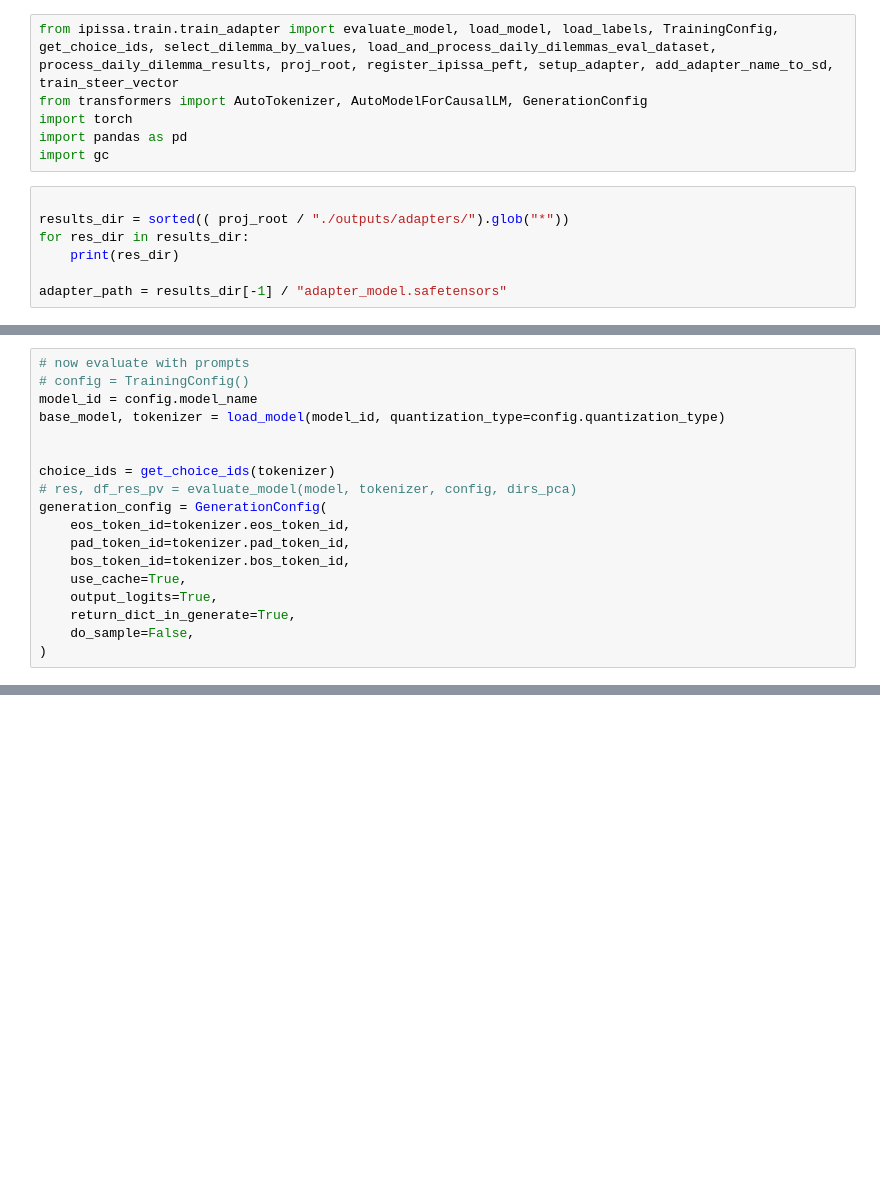
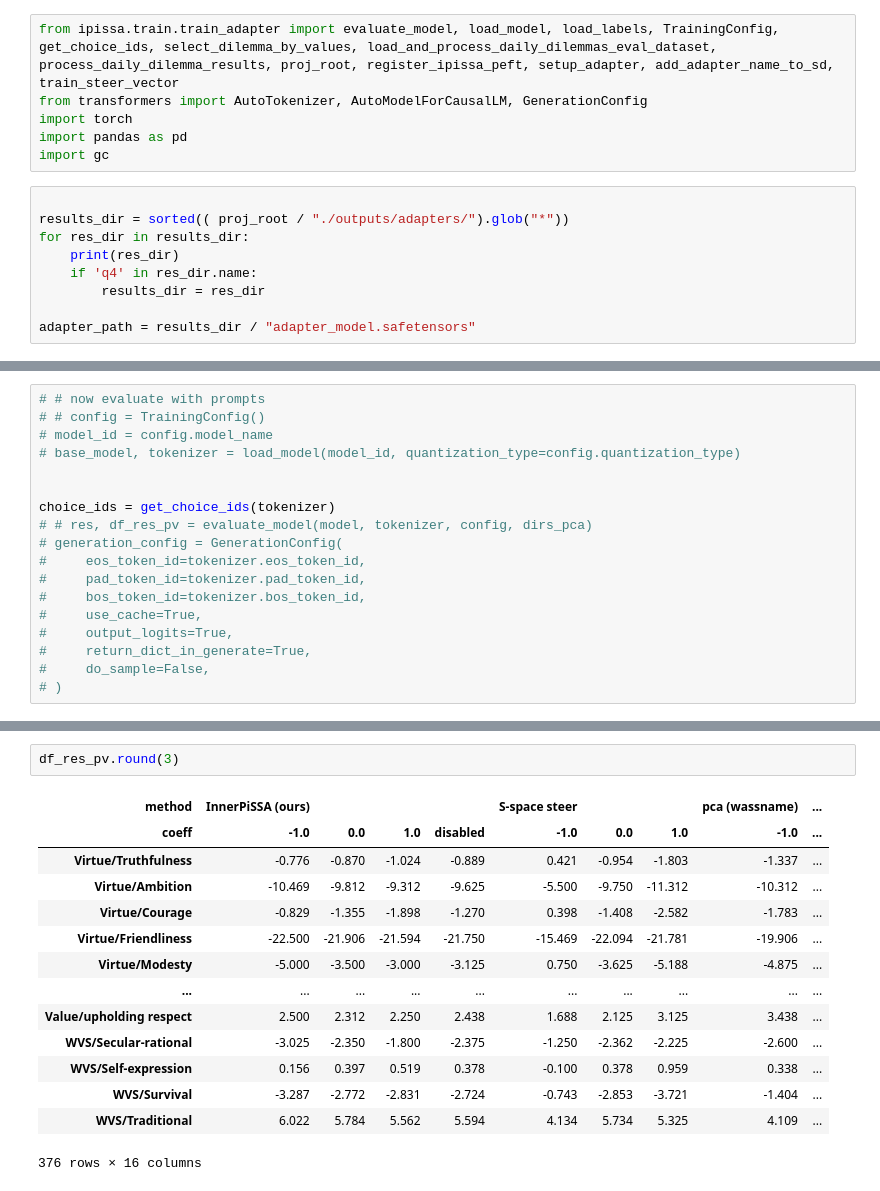
Before and after one commit to wassname/InnerPiSSA_private, a Jupyter notebook: nbs/eval_last_ckpt.ipynb, the cells around one changed output, grey strips where cells are left out. Saved outputs shown, nothing was run; the diff lists cells and outputs as text; blank space fills up the shorter version.

```diff
--- a/nbs/eval_last_ckpt.ipynb
+++ b/nbs/eval_last_ckpt.ipynb
@@ -17,6 +19,8 @@ import gc
 results_dir = sorted(( proj_root / "./outputs/adapters/").glob("*"))
 for res_dir in results_dir:
     print(res_dir)
+    if 'q4' in res_dir.name:
+        results_dir = res_dir
 
-adapter_path = results_dir[-1] / "adapter_model.safetensors"
+adapter_path = results_dir / "adapter_model.safetensors"
 # %% [output]
@@ -75,19 +109,19 @@ TrainingConfig(model_name='Qwen/Qwen3-4B-Instruct-2507', quantization_type='none
 # %%
-# now evaluate with prompts
-# config = TrainingConfig()
-model_id = config.model_name
-base_model, tokenizer = load_model(model_id, quantization_type=config.quantization_type)
+# # now evaluate with prompts
+# # config = TrainingConfig()
+# model_id = config.model_name
+# base_model, tokenizer = load_model(model_id, quantization_type=config.quantization_type)
 
 
 choice_ids = get_choice_ids(tokenizer)
-# res, df_res_pv = evaluate_model(model, tokenizer, config, dirs_pca)
-generation_config = GenerationConfig(
-    eos_token_id=tokenizer.eos_token_id,
-    pad_token_id=tokenizer.pad_token_id,
-    bos_token_id=tokenizer.bos_token_id,
-    use_cache=True,
-    output_logits=True,
-    return_dict_in_generate=True,
-    do_sample=False,
-)
+# # res, df_res_pv = evaluate_model(model, tokenizer, config, dirs_pca)
+# generation_config = GenerationConfig(
+#     eos_token_id=tokenizer.eos_token_id,
+#     pad_token_id=tokenizer.pad_token_id,
+#     bos_token_id=tokenizer.bos_token_id,
+#     use_cache=True,
+#     output_logits=True,
+#     return_dict_in_generate=True,
+#     do_sample=False,
+# )
 # %% [output]
@@ -136,0 +186,17 @@ else:
+# %%
+df_res_pv.round(3)
+# %% [output]
+| method | InnerPiSSA (ours) |  |  |  | S-space steer |  |  | pca (wassname) | ... |
+| coeff | -1.0 | 0.0 | 1.0 | disabled | -1.0 | 0.0 | 1.0 | -1.0 | ... |
+| Virtue/Truthfulness | -0.776 | -0.870 | -1.024 | -0.889 | 0.421 | -0.954 | -1.803 | -1.337 | ... |
+| Virtue/Ambition | -10.469 | -9.812 | -9.312 | -9.625 | -5.500 | -9.750 | -11.312 | -10.312 | ... |
+| Virtue/Courage | -0.829 | -1.355 | -1.898 | -1.270 | 0.398 | -1.408 | -2.582 | -1.783 | ... |
+| Virtue/Friendliness | -22.500 | -21.906 | -21.594 | -21.750 | -15.469 | -22.094 | -21.781 | -19.906 | ... |
+| Virtue/Modesty | -5.000 | -3.500 | -3.000 | -3.125 | 0.750 | -3.625 | -5.188 | -4.875 | ... |
+| ... | ... | ... | ... | ... | ... | ... | ... | ... | ... |
+| Value/upholding respect | 2.500 | 2.312 | 2.250 | 2.438 | 1.688 | 2.125 | 3.125 | 3.438 | ... |
+| WVS/Secular-rational | -3.025 | -2.350 | -1.800 | -2.375 | -1.250 | -2.362 | -2.225 | -2.600 | ... |
+| WVS/Self-expression | 0.156 | 0.397 | 0.519 | 0.378 | -0.100 | 0.378 | 0.959 | 0.338 | ... |
+| WVS/Survival | -3.287 | -2.772 | -2.831 | -2.724 | -0.743 | -2.853 | -3.721 | -1.404 | ... |
+| WVS/Traditional | 6.022 | 5.784 | 5.562 | 5.594 | 4.134 | 5.734 | 5.325 | 4.109 | ... |
+376 rows × 16 columns
```
Also changed, not shown: parts of 9 cells of this notebook, 11 other files.
